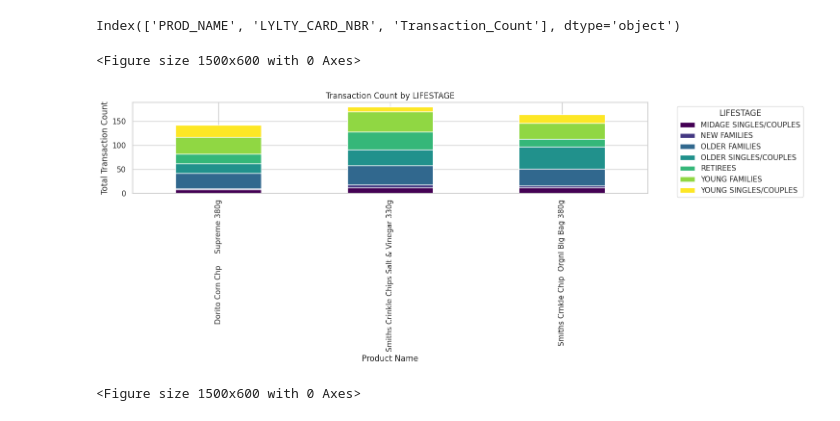
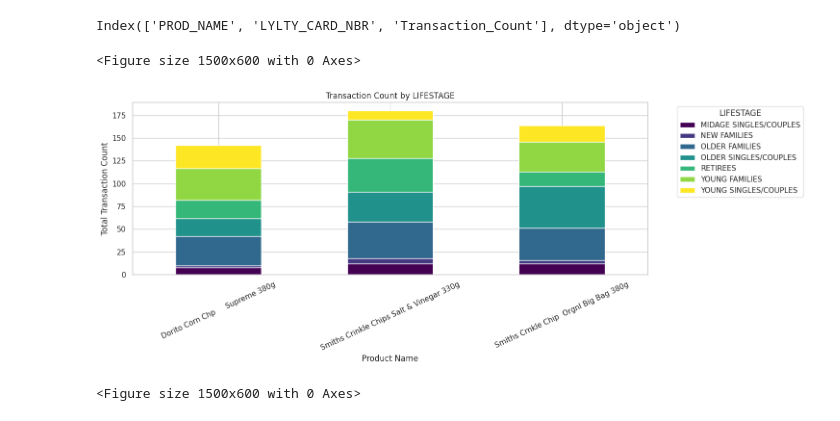
Before and after one commit to gjyotin305/ignosis-tech-assess, a Jupyter notebook: customer.ipynb, the cells around one changed output. Saved outputs shown, nothing was run; the diff lists cells and outputs as text; code cells hidden in the pictures.

```diff
--- a/customer.ipynb
+++ b/customer.ipynb
@@ -161,16 +163,17 @@ df_premium_pivot = df_premium.pivot(index='PROD_NAME', columns='PREMIUM_CUSTOMER
 # %%
 plt.figure(figsize=(15, 6))
 df_lifestage_pivot.plot(kind='bar', stacked=True, colormap='viridis', figsize=(15, 6))
 plt.xlabel("Product Name")
 plt.ylabel("Total Transaction Count")
 plt.title("Transaction Count by LIFESTAGE")
-plt.xticks(rotation=90)
+plt.xticks(rotation=25)
 plt.legend(title="LIFESTAGE", bbox_to_anchor=(1.05, 1), loc='upper left')
+plt.savefig("top3productvslifestage.png", bbox_inches='tight')
 plt.tight_layout()
 plt.show()
 # %% [output]
 <Figure size 1500x600 with 0 Axes>
-[figure, old version]
+[figure, new version]
 # %%
 plt.figure(figsize=(15, 6))
 df_premium_pivot.plot(kind='bar', stacked=True, colormap='plasma', figsize=(15, 6))
```
Also changed, not shown: parts of 7 cells of this notebook, 7 other files.
